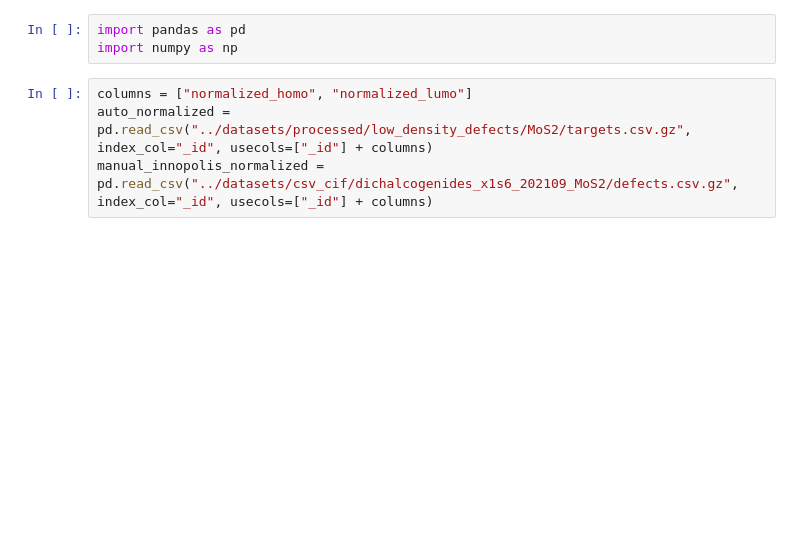
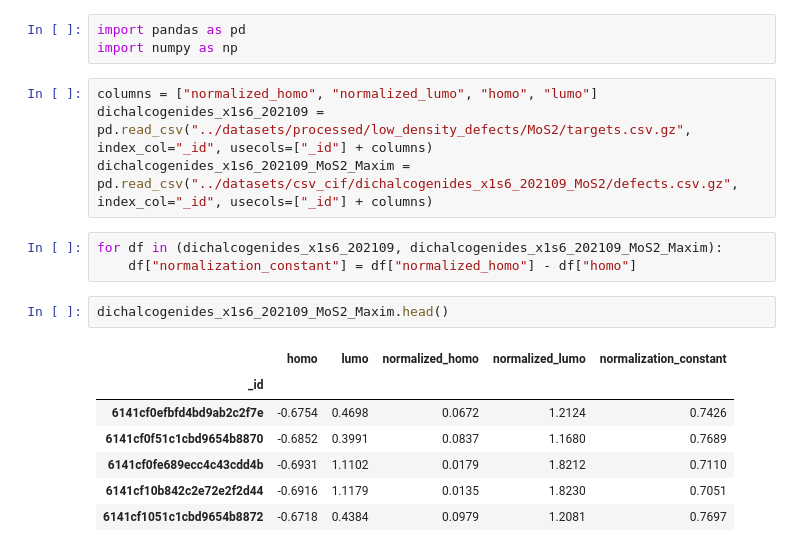
Before and after one commit to HSE-LAMBDA/ai4material_design, a Jupyter notebook: notebooks/compare_normalizations.ipynb, the cells around one changed output. Drawn from its saved outputs; the diff is of its cells as text; blank space fills up the shorter version.

```diff
--- a/notebooks/compare_normalizations.ipynb
+++ b/notebooks/compare_normalizations.ipynb
@@ -2,6 +2,19 @@
 import pandas as pd
 import numpy as np
 # %%
-columns = ["normalized_homo", "normalized_lumo"]
-auto_normalized = pd.read_csv("../datasets/processed/low_density_defects/MoS2/targets.csv.gz", index_col="_id", usecols=["_id"] + columns)
-manual_innopolis_normalized = pd.read_csv("../datasets/csv_cif/dichalcogenides_x1s6_202109_MoS2/defects.csv.gz", index_col="_id", usecols=["_id"] + columns)
+columns = ["normalized_homo", "normalized_lumo", "homo", "lumo"]
+dichalcogenides_x1s6_202109 = pd.read_csv("../datasets/processed/low_density_defects/MoS2/targets.csv.gz", index_col="_id", usecols=["_id"] + columns)
+dichalcogenides_x1s6_202109_MoS2_Maxim = pd.read_csv("../datasets/csv_cif/dichalcogenides_x1s6_202109_MoS2/defects.csv.gz", index_col="_id", usecols=["_id"] + columns)
+# %%
+for df in (dichalcogenides_x1s6_202109, dichalcogenides_x1s6_202109_MoS2_Maxim):
+    df["normalization_constant"] = df["normalized_homo"] - df["homo"]
+# %%
+dichalcogenides_x1s6_202109_MoS2_Maxim.head()
+# %% [output]
+|  | homo | lumo | normalized_homo | normalized_lumo | normalization_constant |
+| _id |  |  |  |  |  |
+| 6141cf0efbfd4bd9ab2c2f7e | -0.6754 | 0.4698 | 0.0672 | 1.2124 | 0.7426 |
+| 6141cf0f51c1cbd9654b8870 | -0.6852 | 0.3991 | 0.0837 | 1.1680 | 0.7689 |
+| 6141cf0fe689ecc4c43cdd4b | -0.6931 | 1.1102 | 0.0179 | 1.8212 | 0.7110 |
+| 6141cf10b842c2e72e2f2d44 | -0.6916 | 1.1179 | 0.0135 | 1.8230 | 0.7051 |
+| 6141cf1051c1cbd9654b8872 | -0.6718 | 0.4384 | 0.0979 | 1.2081 | 0.7697 |
```
Also changed, not shown: parts of 6 cells of this notebook.
